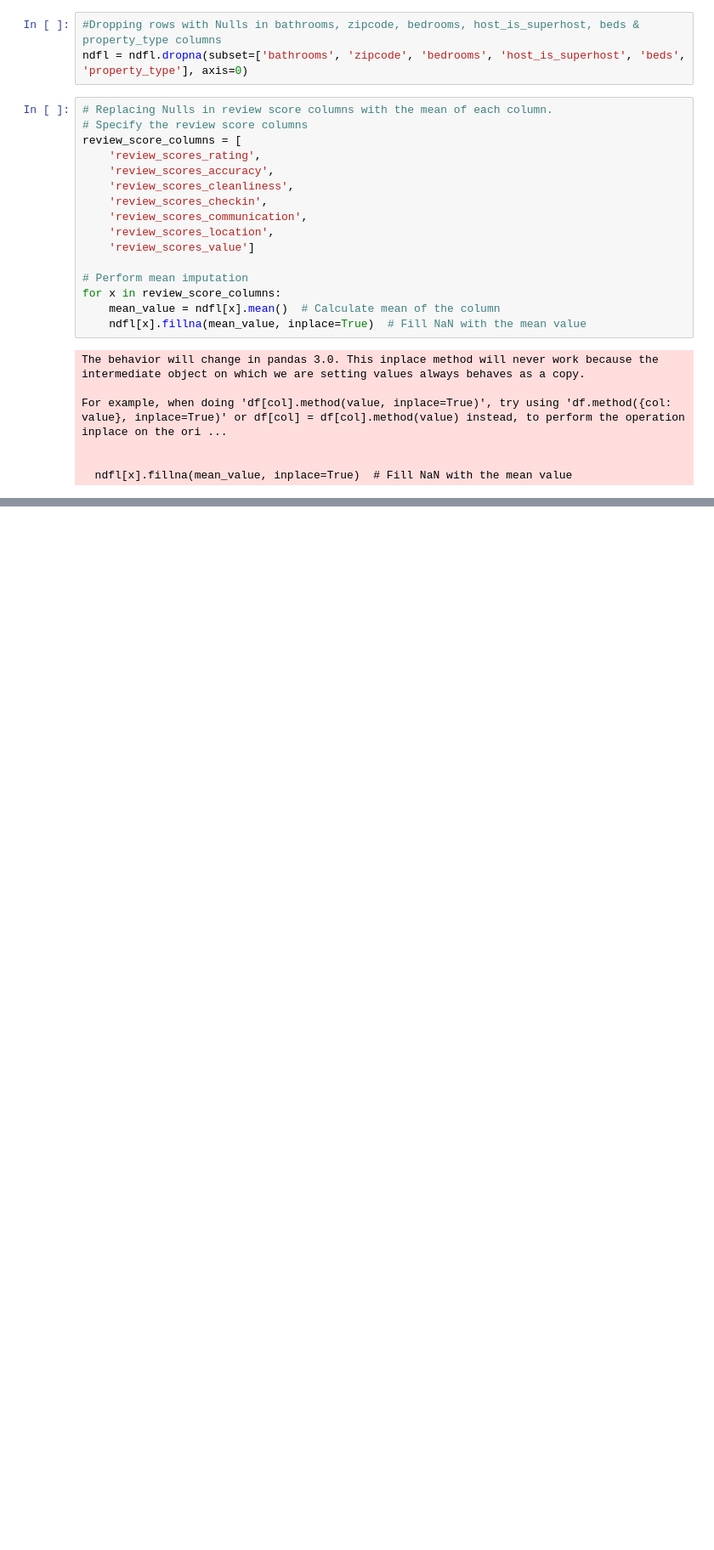
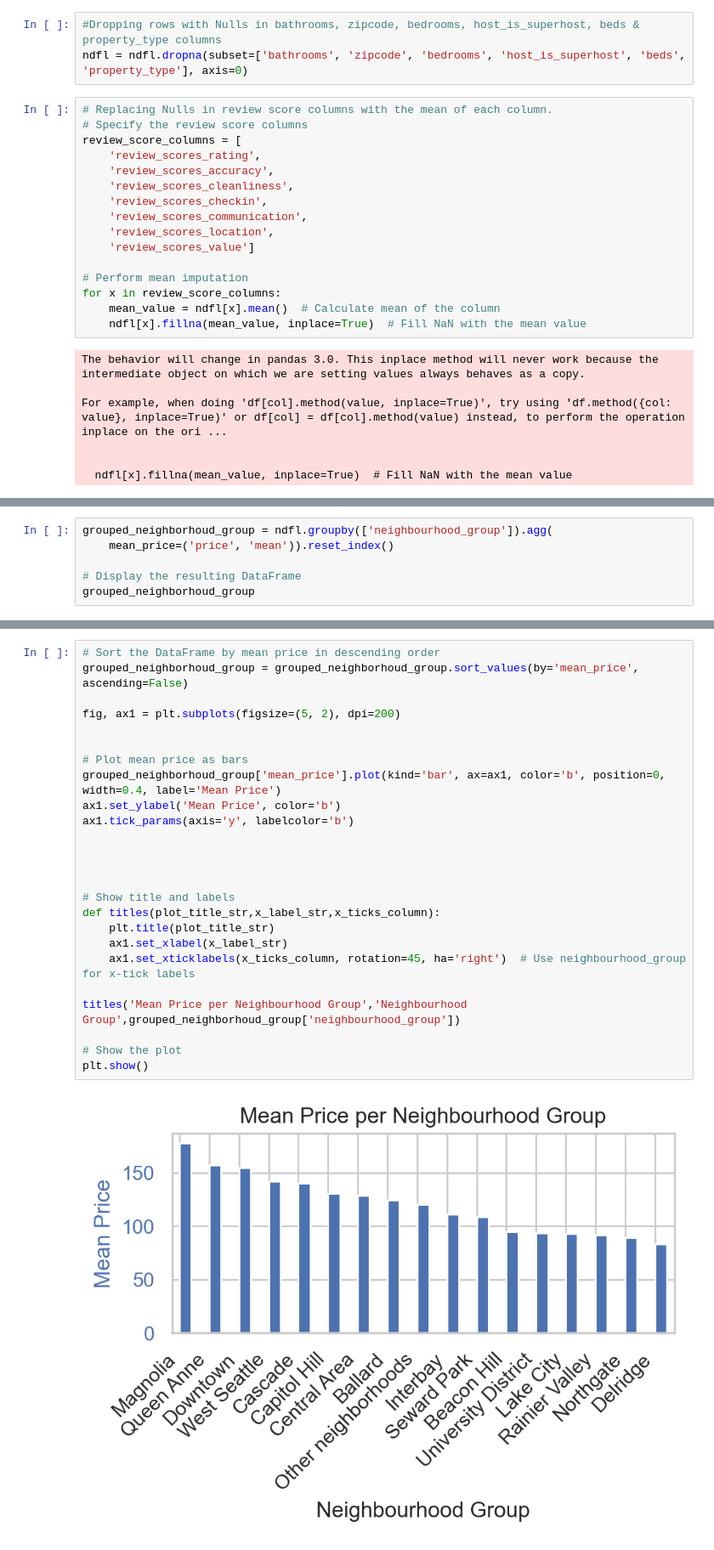
Before and after one commit to mohanadelemary/airbnb-seattle-analysis, a Jupyter notebook: airbnb-seattle-analysis.ipynb, the cells around one changed output, grey strips where cells are left out. Shown at 85% size. Drawn from its saved outputs; the diff is of its cells as text; blank space fills up the shorter version.

```diff
--- a/airbnb-seattle-analysis.ipynb
+++ b/airbnb-seattle-analysis.ipynb
@@ -674,0 +738,6 @@ ndfl.head()
+# %%
+grouped_neighborhoud_group = ndfl.groupby(['neighbourhood_group']).agg(
+    mean_price=('price', 'mean')).reset_index()
+
+# Display the resulting DataFrame
+grouped_neighborhoud_group
@@ -674,0 +775,27 @@ ndfl.head()
+# %%
+# Sort the DataFrame by mean price in descending order
+grouped_neighborhoud_group = grouped_neighborhoud_group.sort_values(by='mean_price', ascending=False)
+
+fig, ax1 = plt.subplots(figsize=(5, 2), dpi=200)
+
+
+# Plot mean price as bars
+grouped_neighborhoud_group['mean_price'].plot(kind='bar', ax=ax1, color='b', position=0, width=0.4, label='Mean Price')
+ax1.set_ylabel('Mean Price', color='b')
+ax1.tick_params(axis='y', labelcolor='b')
+
+
+
+
+# Show title and labels
+def titles(plot_title_str,x_label_str,x_ticks_column):
+    plt.title(plot_title_str)
+    ax1.set_xlabel(x_label_str)
+    ax1.set_xticklabels(x_ticks_column, rotation=45, ha='right')  # Use neighbourhood_group for x-tick labels
+
+titles('Mean Price per Neighbourhood Group','Neighbourhood Group',grouped_neighborhoud_group['neighbourhood_group'])
+
+# Show the plot
+plt.show()
+# %% [output]
+[figure, added]
```
Also changed, not shown: parts of 13 cells of this notebook.
